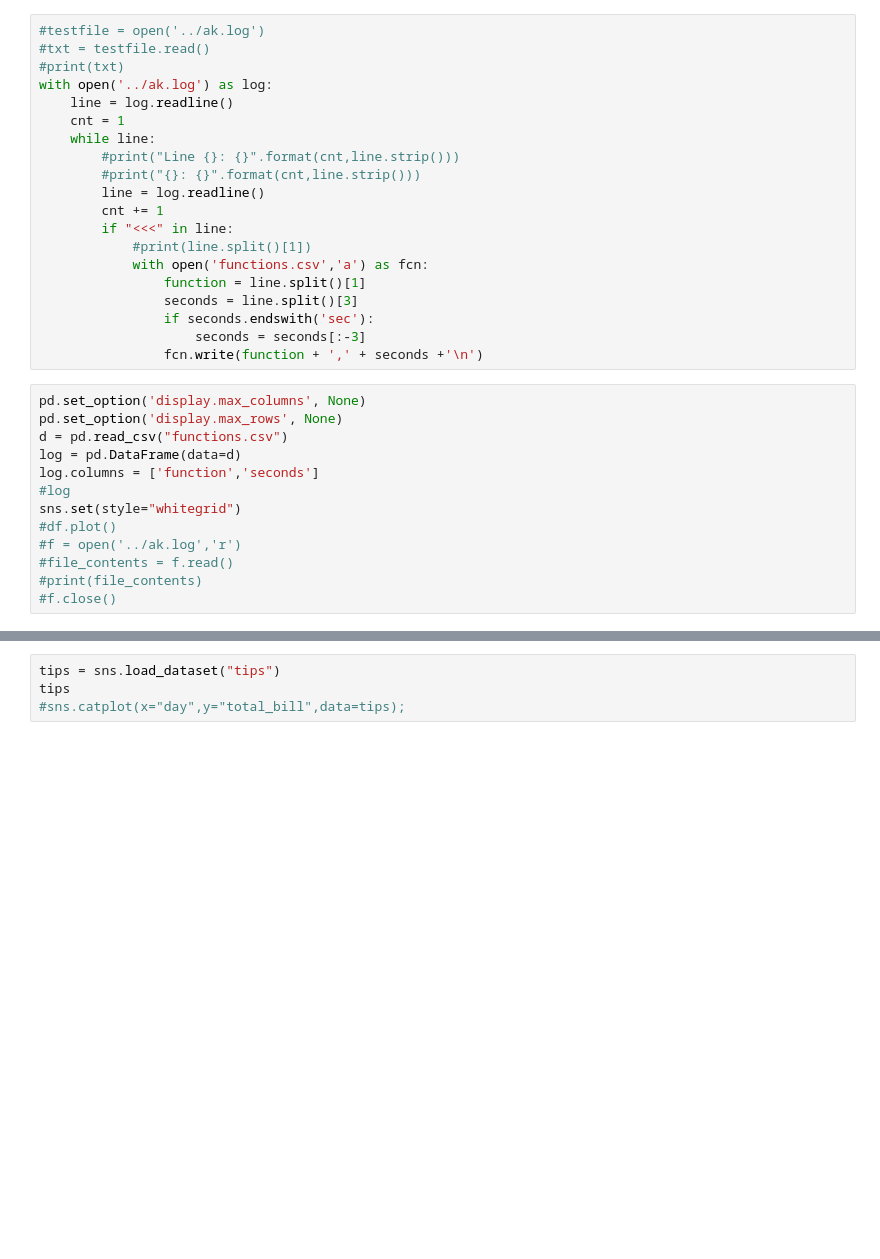
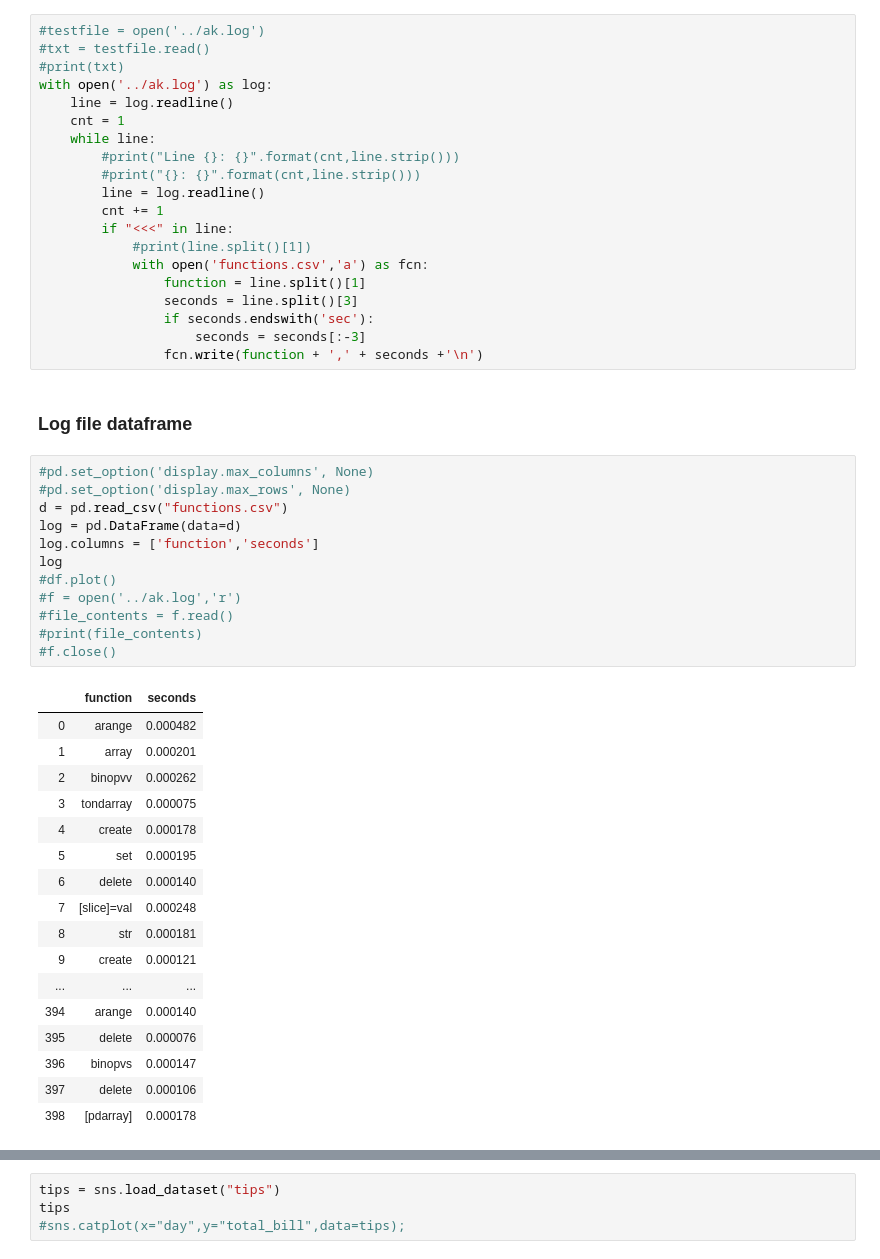
Before and after one commit to cdrickett/arkouda, a Jupyter notebook: instrumentation/simple_tests.ipynb, the cells around one changed output, grey strips where cells are left out. Saved outputs shown, nothing was run; the diff lists cells and outputs as text; blank space fills up the shorter version.

```diff
--- a/instrumentation/simple_tests.ipynb
+++ b/instrumentation/simple_tests.ipynb
@@ -36,16 +37,35 @@ with open('../ak.log') as log:
                 if seconds.endswith('sec'):
                     seconds = seconds[:-3]
                 fcn.write(function + ',' + seconds +'\n')
+# %% [markdown]
+### Log file dataframe
 # %%
-pd.set_option('display.max_columns', None)
-pd.set_option('display.max_rows', None)
+#pd.set_option('display.max_columns', None)
+#pd.set_option('display.max_rows', None)
 d = pd.read_csv("functions.csv")
 log = pd.DataFrame(data=d)
 log.columns = ['function','seconds']
-#log
-sns.set(style="whitegrid")
+log
 #df.plot()
 #f = open('../ak.log','r')
 #file_contents = f.read()
 #print(file_contents)
 #f.close()
+# %% [output]
+|  | function | seconds |
+| 0 | arange | 0.000482 |
+| 1 | array | 0.000201 |
+| 2 | binopvv | 0.000262 |
+| 3 | tondarray | 0.000075 |
+| 4 | create | 0.000178 |
+| 5 | set | 0.000195 |
+| 6 | delete | 0.000140 |
+| 7 | [slice]=val | 0.000248 |
+| 8 | str | 0.000181 |
+| 9 | create | 0.000121 |
+| ... | ... | ... |
+| 394 | arange | 0.000140 |
+| 395 | delete | 0.000076 |
+| 396 | binopvs | 0.000147 |
+| 397 | delete | 0.000106 |
+| 398 | [pdarray] | 0.000178 |
```
Also changed, not shown: parts of 13 cells of this notebook, 1 other file.
